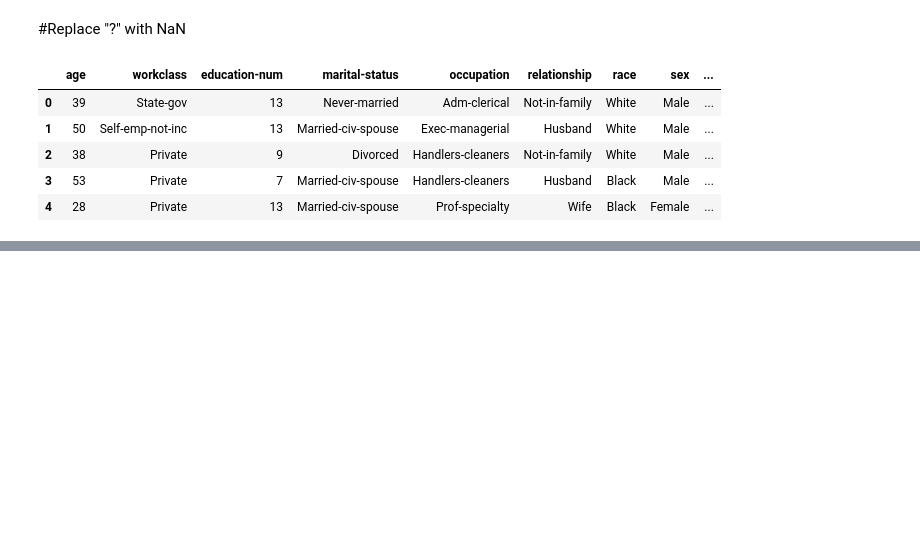
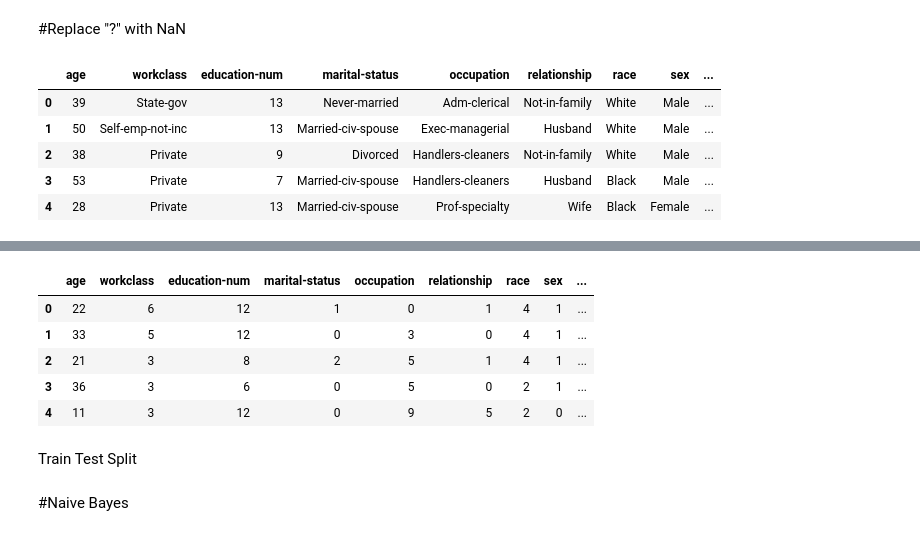
Before and after one commit to MohHaroon/Adult-Census-Income-Classification, a Jupyter notebook: Adult dataset Classification.ipynb, the cells around one changed output, grey strips where cells are left out. Cells and saved outputs as stored; diff of their text form; code cells hidden in the pictures; blank space fills up the shorter version.

```diff
--- a/Adult dataset Classification.ipynb
+++ b/Adult dataset Classification.ipynb
@@ -255,0 +340,11 @@ adult_df.describe()
+# %%
+df1= adult_df.copy()
+df1= df1.apply(LabelEncoder().fit_transform)
+df1.head()
+# %% [output]
+|  | age | workclass | education-num | marital-status | occupation | relationship | race | sex | ... |
+| 0 | 22 | 6 | 12 | 1 | 0 | 1 | 4 | 1 | ... |
+| 1 | 33 | 5 | 12 | 0 | 3 | 0 | 4 | 1 | ... |
+| 2 | 21 | 3 | 8 | 2 | 5 | 1 | 4 | 1 | ... |
+| 3 | 36 | 3 | 6 | 0 | 5 | 0 | 2 | 1 | ... |
+| 4 | 11 | 3 | 12 | 0 | 9 | 5 | 2 | 0 | ... |
@@ -255,0 +356,2 @@ adult_df.describe()
+# %% [markdown]
+Train Test Split
@@ -255,0 +361,2 @@ adult_df.describe()
+# %% [markdown]
+#Naive Bayes
```
Also changed, not shown: parts of 31 cells of this notebook.
